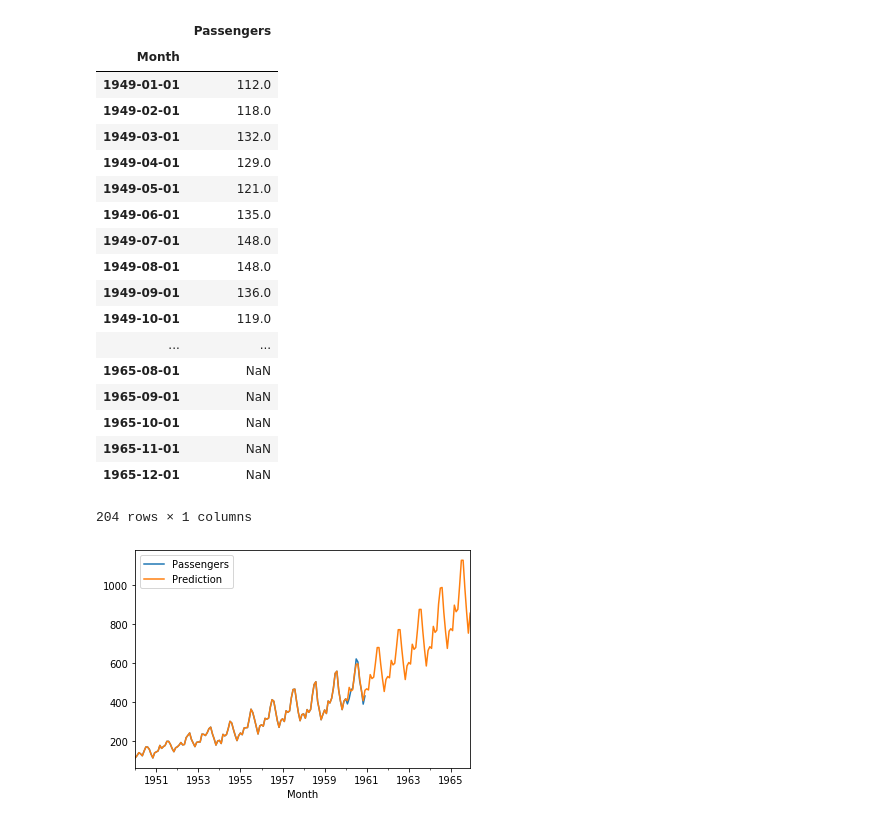
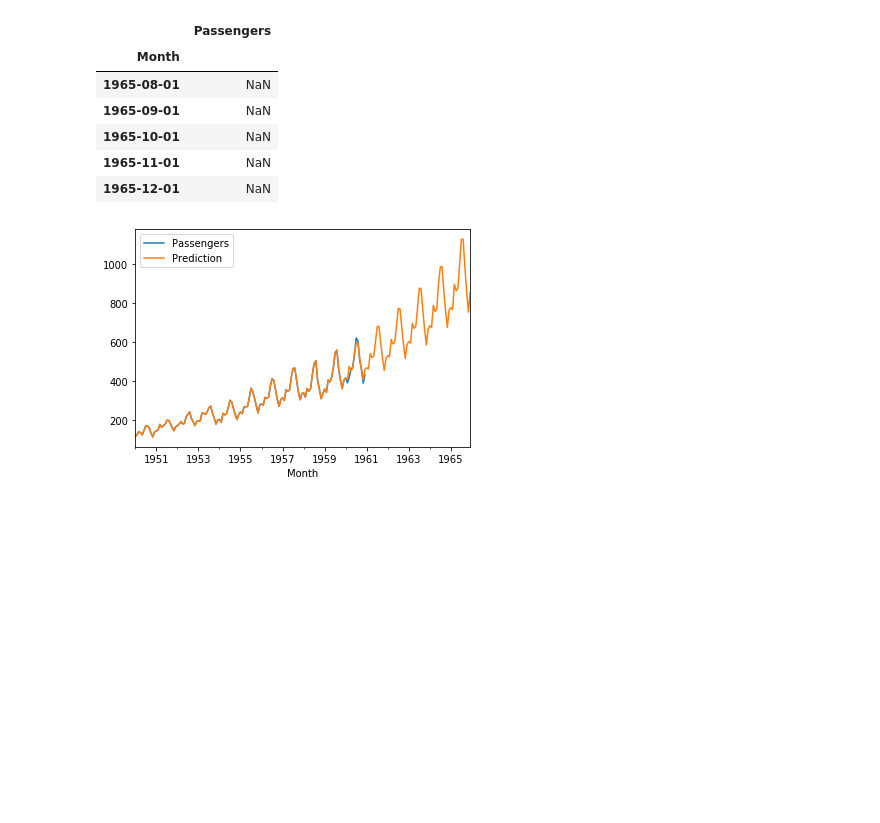
Before and after one commit to mikky1996/Timeseries_prediction, a Jupyter notebook: RandomForestMultModel.ipynb, the cells around one changed output. Cells and saved outputs as stored; diff of their text form; code cells hidden in the pictures; blank space fills up the shorter version.

```diff
--- a/RandomForestMultModel.ipynb
+++ b/RandomForestMultModel.ipynb
@@ -72,27 +60,15 @@ for c in df.columns:
 add_df = add_df.set_index('Month')
 # %%
 new_df = pd.concat([df, add_df])
-new_df
+new_df.tail()
 # %% [output]
 |  | Passengers |
 | Month |  |
-| 1949-01-01 | 112.0 |
-| 1949-02-01 | 118.0 |
-| 1949-03-01 | 132.0 |
-| 1949-04-01 | 129.0 |
-| 1949-05-01 | 121.0 |
-| 1949-06-01 | 135.0 |
-| 1949-07-01 | 148.0 |
-| 1949-08-01 | 148.0 |
-| 1949-09-01 | 136.0 |
-| 1949-10-01 | 119.0 |
-| ... | ... |
 | 1965-08-01 | NaN |
 | 1965-09-01 | NaN |
 | 1965-10-01 | NaN |
 | 1965-11-01 | NaN |
 | 1965-12-01 | NaN |
-204 rows × 1 columns
 # %%
 p_df = predict(new_df, pd.Timestamp('1960-01-01'))
 p_df[['Passengers', 'Prediction']].plot()
```
Also changed, not shown: parts of 1 cell of this notebook.
